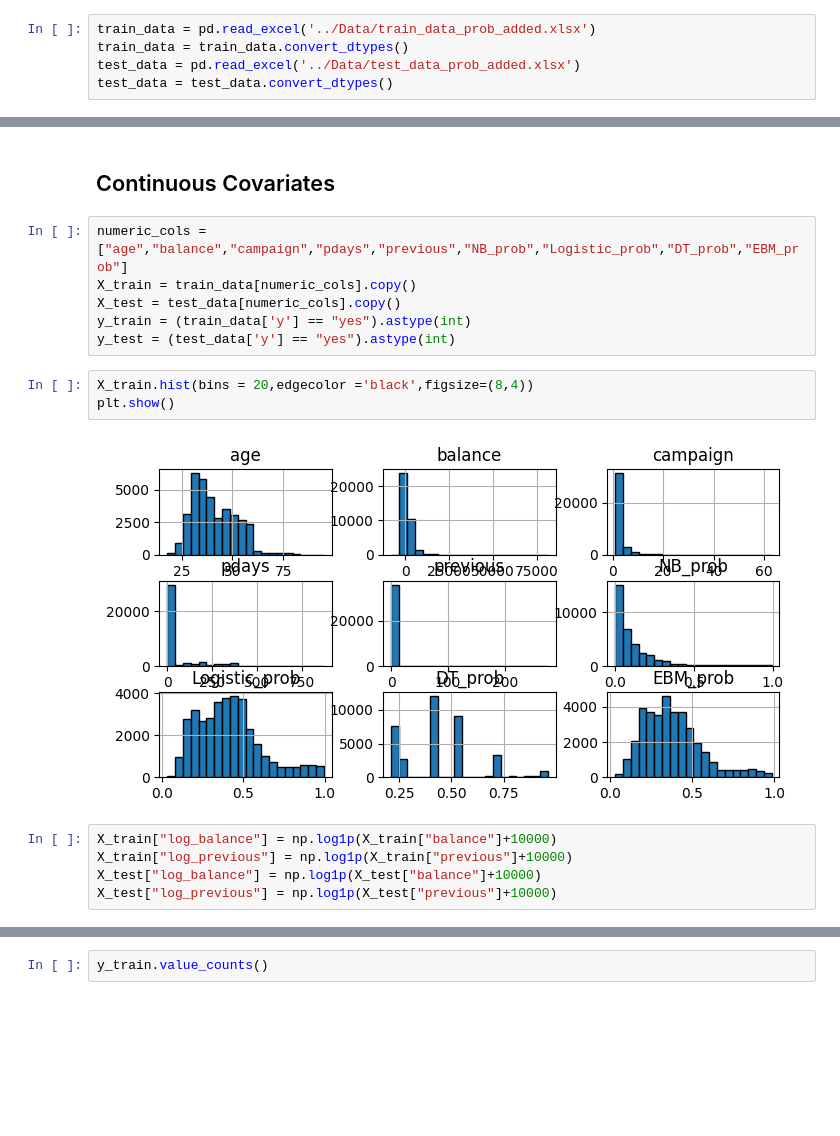
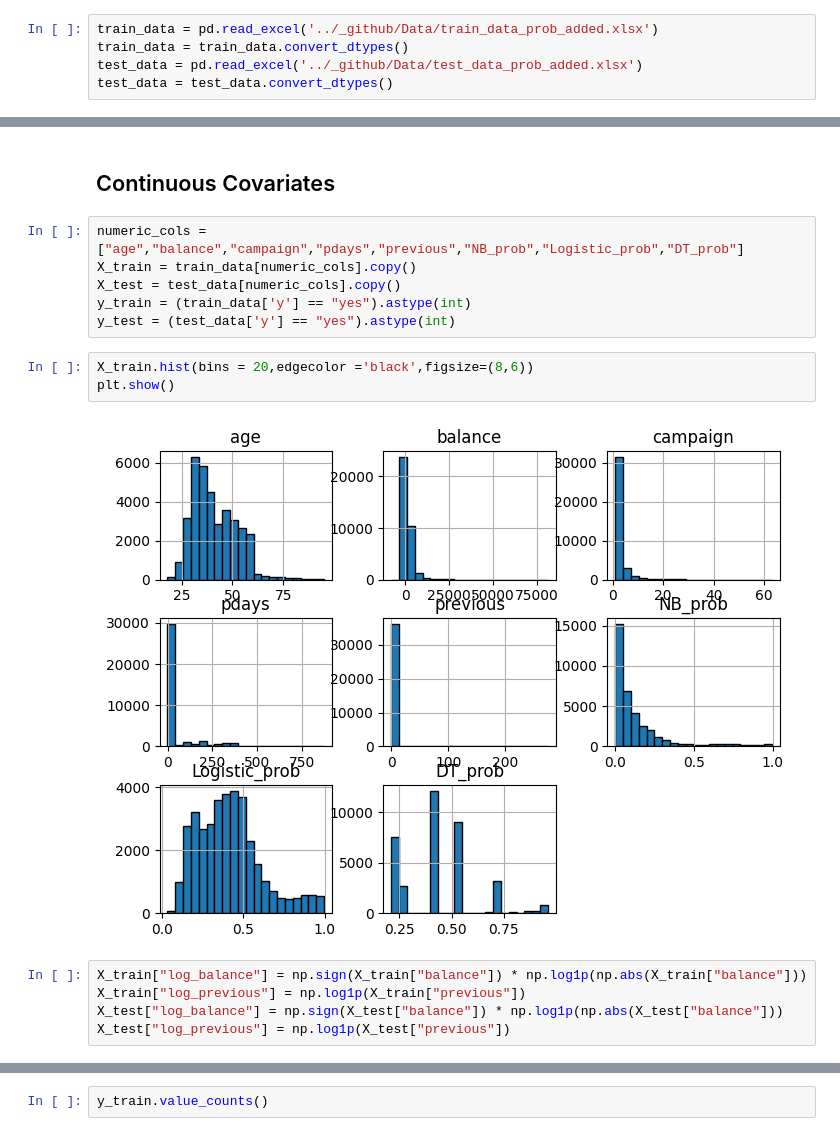
Before and after one commit to Supratim2004/Multivariate-Analysis-Project-Group-I, a Jupyter notebook: Numerical Part/modeling2.ipynb, the cells around one changed output, grey strips where cells are left out. Saved outputs shown, nothing was run; the diff lists cells and outputs as text; blank space fills up the shorter version.

```diff
--- a/Numerical Part/modeling2.ipynb
+++ b/Numerical Part/modeling2.ipynb
@@ -12,9 +12,9 @@ import matplotlib.pyplot as plt
 # %% [markdown]
 # Train Data Loading
 # %%
-train_data = pd.read_excel('../Data/train_data_prob_added.xlsx')
+train_data = pd.read_excel('../_github/Data/train_data_prob_added.xlsx')
 train_data = train_data.convert_dtypes()
-test_data = pd.read_excel('../Data/test_data_prob_added.xlsx')
+test_data = pd.read_excel('../_github/Data/test_data_prob_added.xlsx')
 test_data = test_data.convert_dtypes()
 # %%
 print(train_data.info())
@@ -53,21 +53,21 @@ train_data.shape
 # %% [markdown]
 ## Continuous Covariates
 # %%
-numeric_cols = ["age","balance","campaign","pdays","previous","NB_prob","Logistic_prob","DT_prob","EBM_prob"]
+numeric_cols = ["age","balance","campaign","pdays","previous","NB_prob","Logistic_prob","DT_prob"]
 X_train = train_data[numeric_cols].copy()
 X_test = test_data[numeric_cols].copy()
 y_train = (train_data['y'] == "yes").astype(int)
 y_test = (test_data['y'] == "yes").astype(int)
 # %%
-X_train.hist(bins = 20,edgecolor ='black',figsize=(8,4))
+X_train.hist(bins = 20,edgecolor ='black',figsize=(8,6))
 plt.show()
 # %% [output]
-[figure, old version]
+[figure, new version]
 # %%
-X_train["log_balance"] = np.log1p(X_train["balance"]+10000)
-X_train["log_previous"] = np.log1p(X_train["previous"]+10000)
-X_test["log_balance"] = np.log1p(X_test["balance"]+10000)
-X_test["log_previous"] = np.log1p(X_test["previous"]+10000)
+X_train["log_balance"] = np.sign(X_train["balance"]) * np.log1p(np.abs(X_train["balance"]))
+X_train["log_previous"] = np.log1p(X_train["previous"])
+X_test["log_balance"] = np.sign(X_test["balance"]) * np.log1p(np.abs(X_test["balance"]))
+X_test["log_previous"] = np.log1p(X_test["previous"])
 # %%
 X_train.head()
 # %% [output]
```
Also changed, not shown: parts of 10 cells of this notebook.
